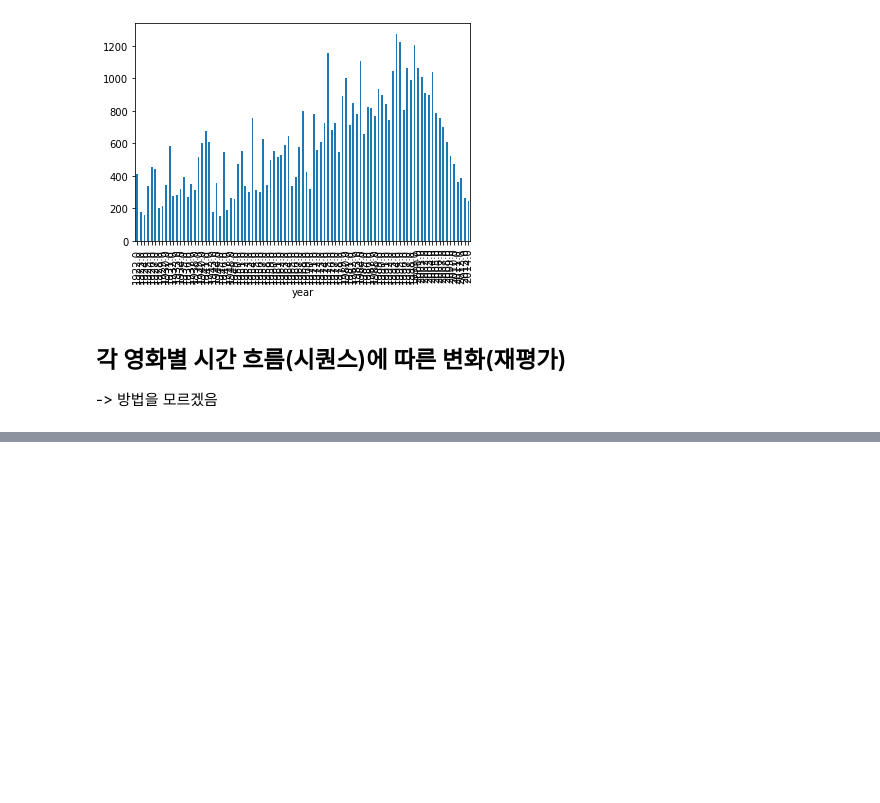
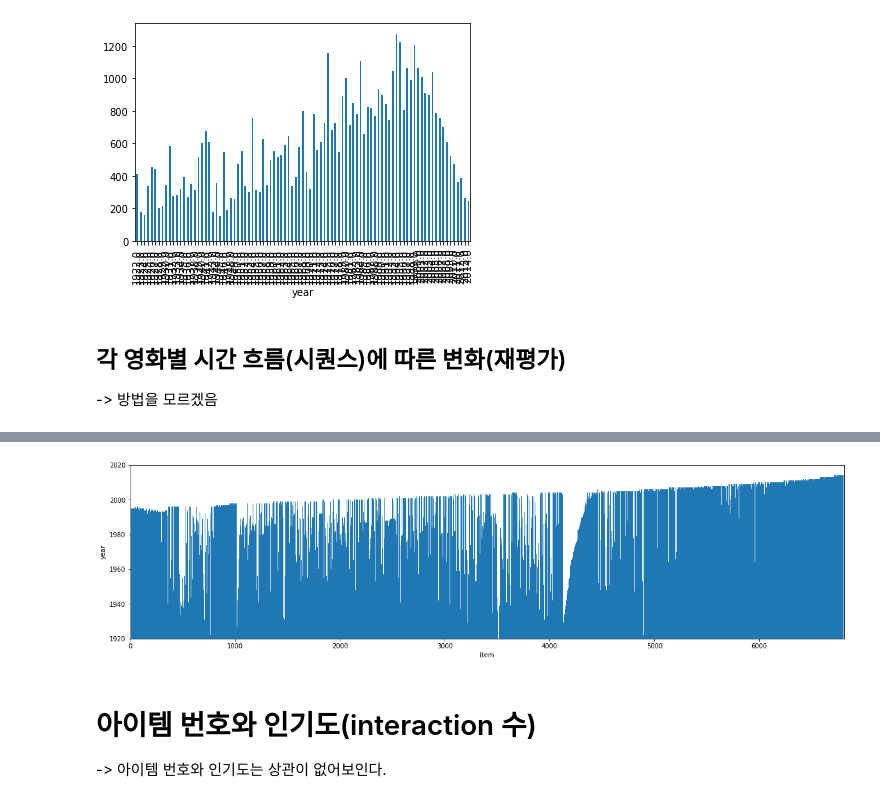
Before and after one commit to boostcampaitech4lv23recsys2/level2_movierecommendation_recsys-level2-recsys-08, a Jupyter notebook: EDA/EDA_lnh.ipynb, the cells around one changed output, grey strips where cells are left out. Cells and saved outputs as stored; diff of their text form; code cells hidden in the pictures; blank space fills up the shorter version.

```diff
--- a/EDA/EDA_lnh.ipynb
+++ b/EDA/EDA_lnh.ipynb
@@ -423,0 +495,4 @@ train_user[train_user['user'] == 11]
+# %%
+item2idx = {v:k for k,v in enumerate(sorted(set(year_df.item)))}
+# %%
+year_df['item'] = year_df['item'].map(item2idx)
@@ -423,0 +515,23 @@ train_user[train_user['user'] == 11]
+# %%
+# 0~10000번대의 아이템의 year표 -> 전체적으로 우상향이다.
+import matplotlib.pyplot as plt
+
+items = year_df['item'].values
+year = year_df['year'].values
+
+plt.figure(figsize=(20, 5))
+plt.xlim(0,6807)
+plt.ylim(1920, 2020)
+
+plt.bar(items, year, width=1)
+
+
+plt.xlabel('item')
+plt.ylabel('year')
+
+plt.show()
+# %% [output]
+[figure, added]
+# %% [markdown]
+# 아이템 번호와 인기도(interaction 수)
+-> 아이템 번호와 인기도는 상관이 없어보인다.
```
Also changed, not shown: parts of 22 cells of this notebook.
